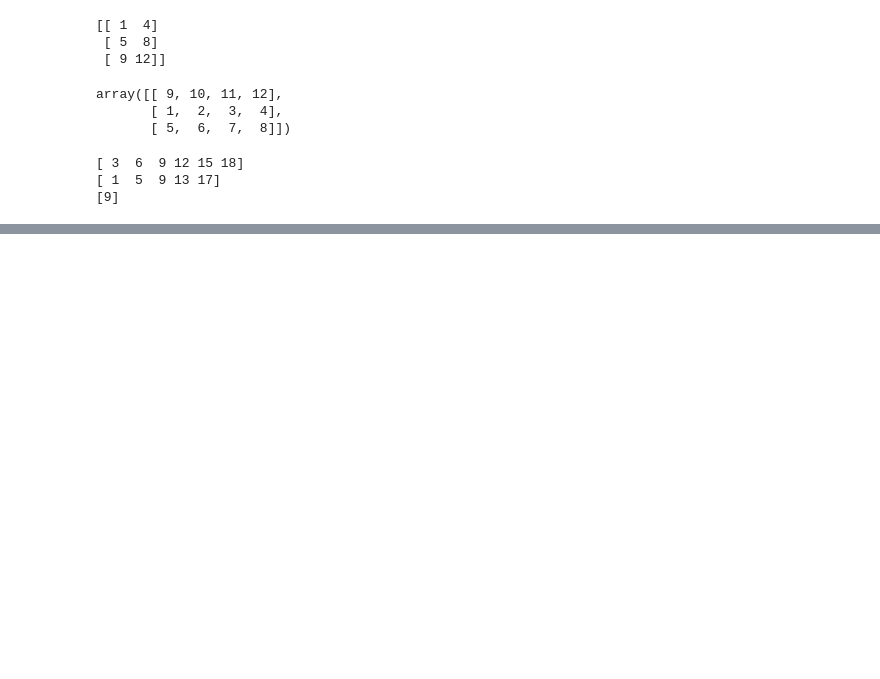
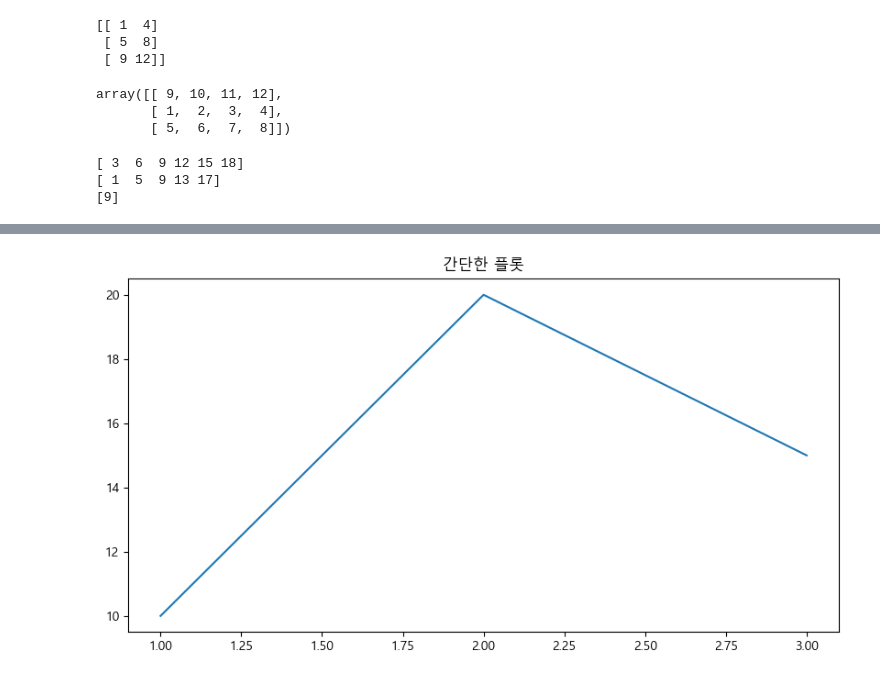
Before and after one commit to siaSim/bootcamp, a Jupyter notebook: python/20260327.ipynb, the cells around one changed output, grey strips where cells are left out. Drawn from its saved outputs; the diff is of its cells as text; code cells hidden in the pictures; blank space fills up the shorter version.

```diff
--- a/python/20260327.ipynb
+++ b/python/20260327.ipynb
@@ -285,0 +768,14 @@ print(x[(x % 3 == 0)&(x % 4 ==1)])
+# %%
+import matplotlib.pyplot as plt
+
+plt.rc('font', family='Malgun Gothic')
+plt.rc('axes', unicode_minus=False)
+
+plt.figure(figsize=(10, 5))
+
+plt.plot([1, 2, 3], [10, 20, 15])
+
+plt.title('간단한 플롯')
+plt.show()
+# %% [output]
+[figure, added]
```
Also changed, not shown: parts of 64 cells of this notebook, 1 other file.
